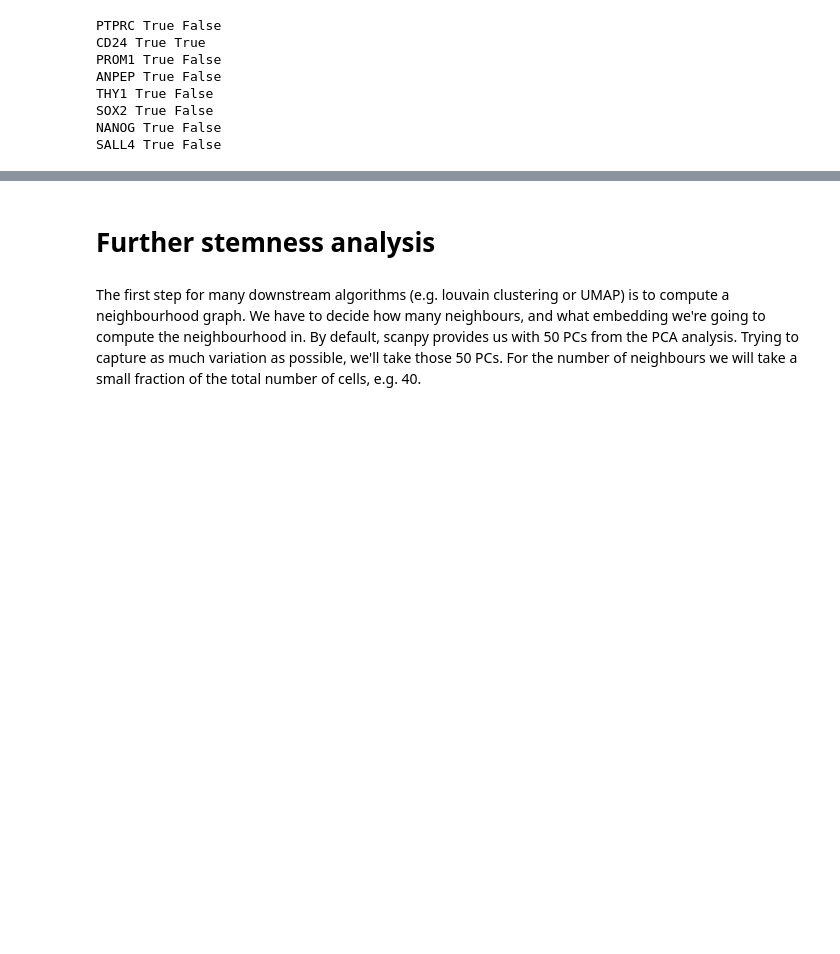
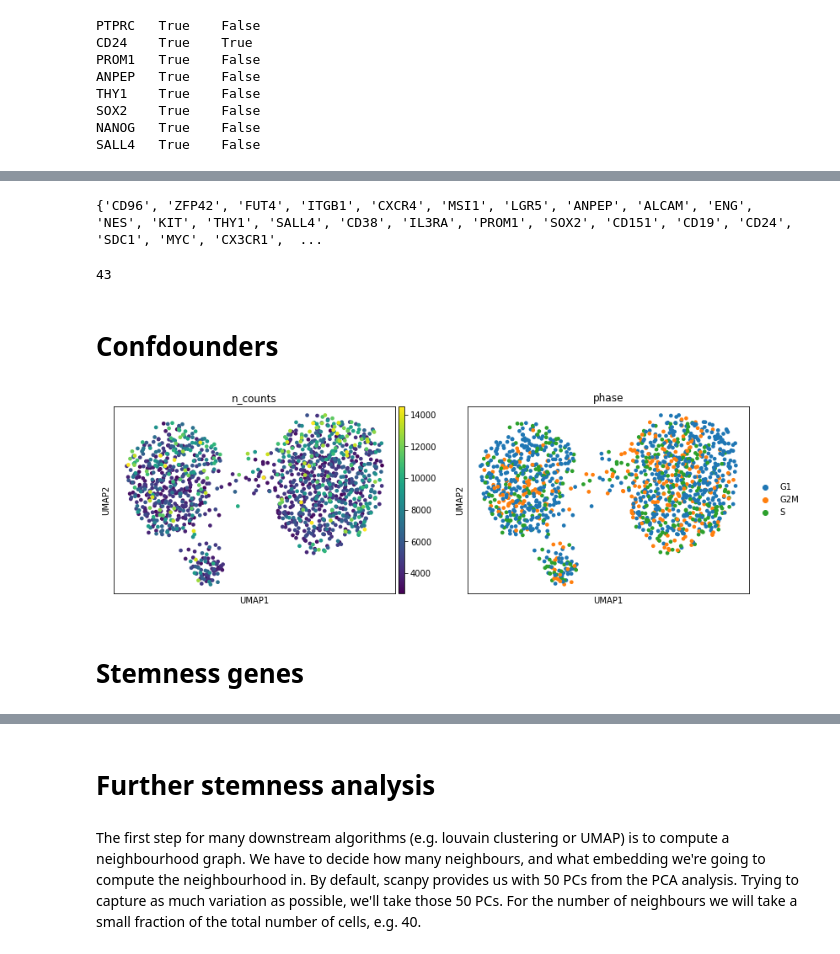
Before and after one commit to picrin/cancer_heterogeneity, a Jupyter notebook: C1239.ipynb, the cells around one changed output, grey strips where cells are left out. Saved outputs shown, nothing was run; the diff lists cells and outputs as text; code cells hidden in the pictures; blank space fills up the shorter version.

```diff
--- a/C1239.ipynb
+++ b/C1239.ipynb
@@ -608,0 +692,8 @@ Interestingly, the marker seems to be unevenly distributed in our data, with can
+# %%
+print(all_genes)
+# %% [output]
+{'CD96', 'ZFP42', 'FUT4', 'ITGB1', 'CXCR4', 'MSI1', 'LGR5', 'ANPEP', 'ALCAM', 'ENG', 'NES', 'KIT', 'THY1', 'SALL4', 'CD38', 'IL3RA', 'PROM1', 'SOX2', 'CD151', 'CD19', 'CD24', 'SDC1', 'MYC', 'CX3CR1',  ...
+# %%
+len(all_genes)
+# %% [output]
+43
@@ -608,0 +702,8 @@ Interestingly, the marker seems to be unevenly distributed in our data, with can
+# %% [markdown]
+# Confdounders
+# %%
+sc.pl.umap(adata, color=["n_counts", "phase"])
+# %% [output]
+[figure, added]
+# %% [markdown]
+# Stemness genes
```
Also changed, not shown: parts of 59 cells of this notebook.
